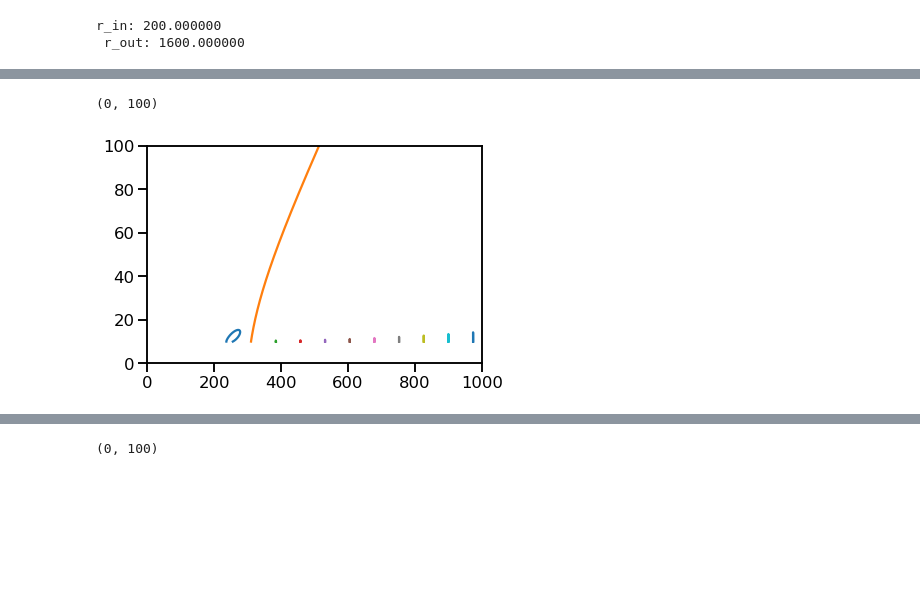
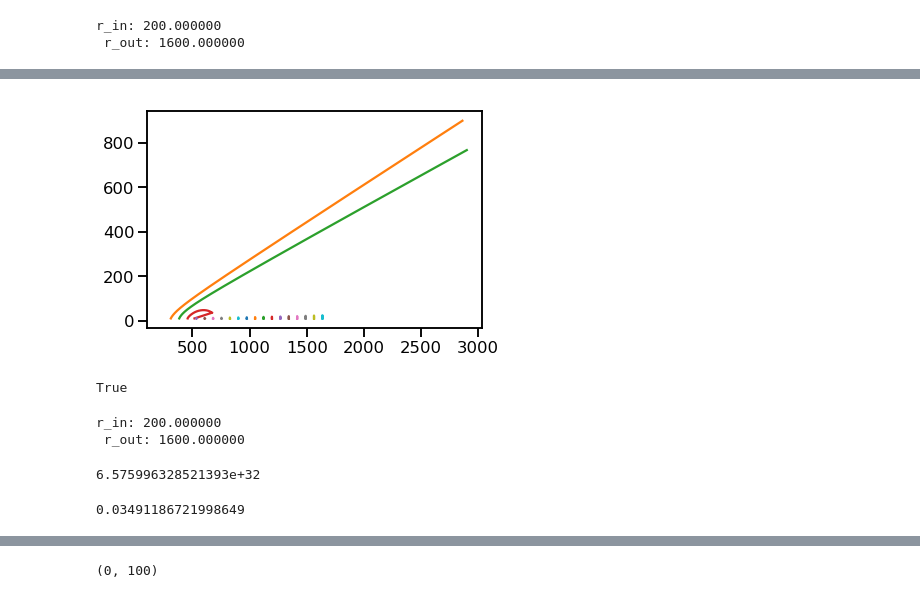
Before and after one commit to arnauqb/qwind, a Jupyter notebook: Notebooks/debug.ipynb, the cells around one changed output, grey strips where cells are left out. Saved outputs shown, nothing was run; the diff lists cells and outputs as text; code cells hidden in the pictures; blank space fills up the shorter version.

```diff
--- a/Notebooks/debug.ipynb
+++ b/Notebooks/debug.ipynb
@@ -29,7 +36,8 @@ mdot_range
 array([0.05      , 0.06974754, 0.09729439, 0.13572088, 0.18932395,
        0.2640976 , 0.36840315, 0.51390427, 0.71687116, 1.        ])
 # %%
-M = 1e9
-mdot = 1
+M = 1e8
+mdot = 0.1
+rho = 2e8
 print("%e, %f " %(M,mdot))
 # %% [output]
@@ -37,5 +45,5 @@ print("%e, %f " %(M,mdot))
 # %%
-test = wind.Qwind(M=M, mdot = mdot, n_cpus = 1, nr = 20, eta = 0.0313, modes = ['old_integral', 'old_sed'])
+test = wind.Qwind(M=M, mdot = mdot, n_cpus = 4, nr = 20, eta = 0.0313, rho_shielding = rho, modes = ['old_integral', 'old_sed'])
 # %% [output]
 r_in: 200.000000
  r_out: 1600.000000
@@ -69,0 +70,3 @@ Line 6 of 20
+# %%
+for line in test.lines:
+    plt.plot(line.r_hist, line.z_hist)
@@ -76,8 +81,21 @@ originals = glob("../../qwind_original/bin64/qw_paper/qwi*")
 # %%
 for line in test.lines:
     plt.plot(line.r_hist, line.z_hist)
-plt.xlim(0,1000)
-plt.ylim(0,100)
+#plt.xlim(0,1000)
+#plt.ylim(0,100)
 # %% [output]
-(0, 100)
-[figure, old version]
+[figure, new version]
+# %%
+test.lines[1].escaped
+# %% [output]
+True
+# %%
+asd = wind.Qwind(M=1e8, mdot = 0.5)
+# %% [output]
+r_in: 200.000000
+ r_out: 1600.000000
+# %%
+A = 8 * np.pi * asd.Rg**2 * (400**2 - 200**2)
+A
+# %% [output]
+6.575996328521393e+32
@@ -83,0 +104,5 @@ plt.ylim(0,100)
+# %%
+Mdot = A * rho * 1e7
+print(Mdot / constants.Ms * constants.year)
+# %% [output]
+0.03491186721998649
```
Also changed, not shown: parts of 10 cells of this notebook, 6 other files.
